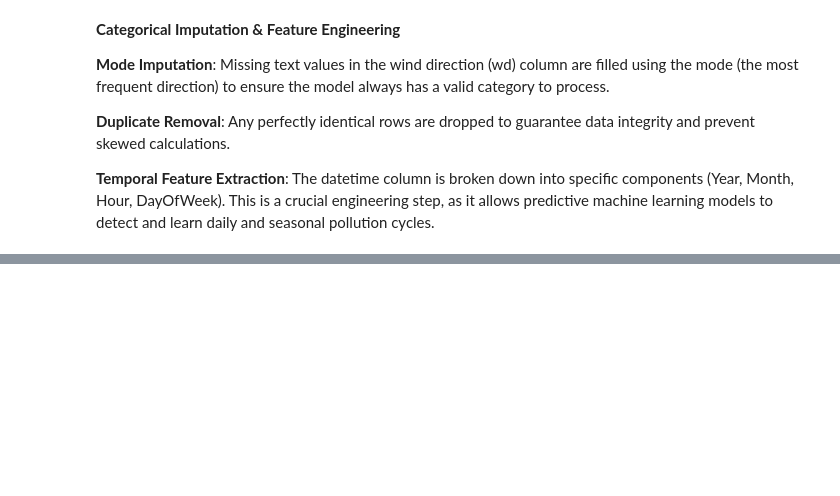
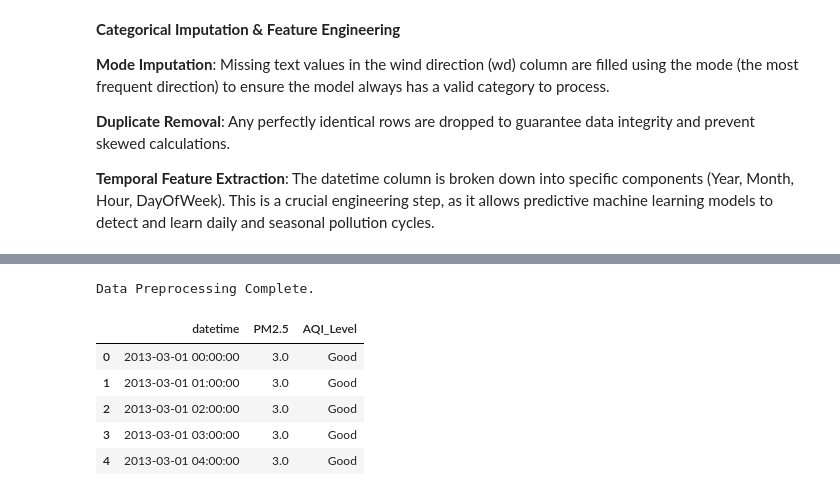
Before and after one commit to zaky100/Zack-Air-Quality-Task, a Jupyter notebook: Air_Quality.ipynb, the cells around one changed output, grey strips where cells are left out. Drawn from its saved outputs; the diff is of its cells as text; code cells hidden in the pictures; blank space fills up the shorter version.

Commit message:
Completed the Data Preprocessing and Assigning AQI levels

```diff
--- a/Air_Quality.ipynb
+++ b/Air_Quality.ipynb
@@ -166,0 +191,22 @@ df['DayOfWeek'] = df['datetime'].dt.day_name()
+# %%
+# 4. Feature Engineering: AQI Levels
+def calculate_aqi_category(pm25):
+    if pm25 <= 35: return 'Good'
+    elif pm25 <= 75: return 'Moderate'
+    elif pm25 <= 115: return 'Unhealthy for Sensitive Groups'
+    elif pm25 <= 150: return 'Unhealthy'
+    elif pm25 <= 250: return 'Very Unhealthy'
+    else: return 'Hazardous'
+
+df['AQI_Level'] = df['PM2.5'].apply(calculate_aqi_category)
+
+print("Data Preprocessing Complete.")
+display(df[['datetime', 'PM2.5', 'AQI_Level']].head())
+# %% [output]
+Data Preprocessing Complete.
+|  | datetime | PM2.5 | AQI_Level |
+| 0 | 2013-03-01 00:00:00 | 3.0 | Good |
+| 1 | 2013-03-01 01:00:00 | 3.0 | Good |
+| 2 | 2013-03-01 02:00:00 | 3.0 | Good |
+| 3 | 2013-03-01 03:00:00 | 3.0 | Good |
+| 4 | 2013-03-01 04:00:00 | 3.0 | Good |
```
Also changed, not shown: parts of 1 cell of this notebook.
